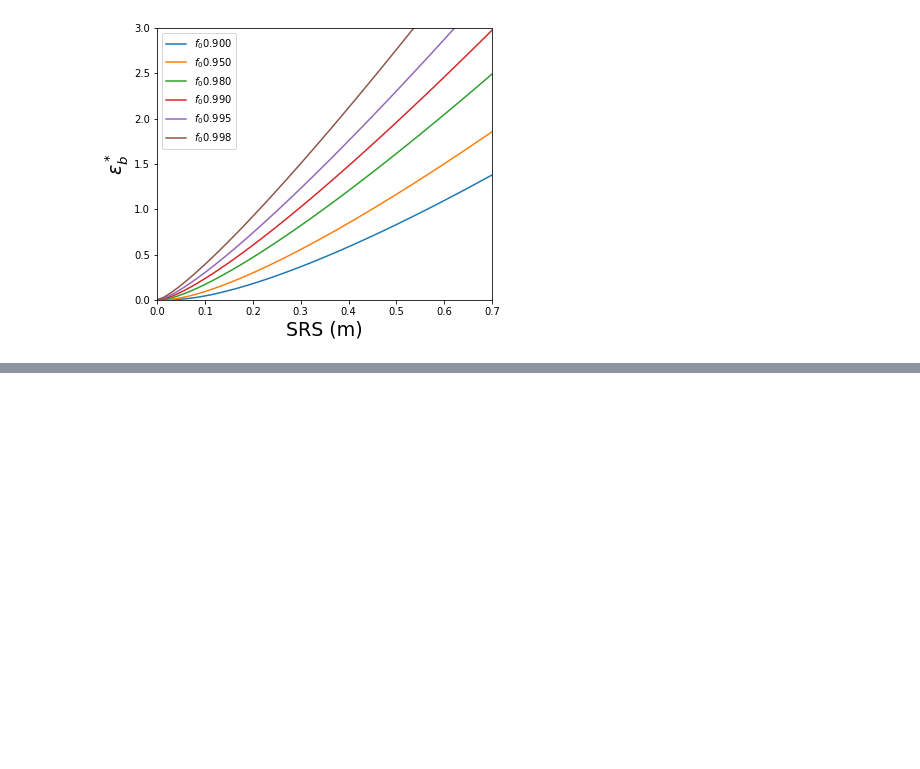
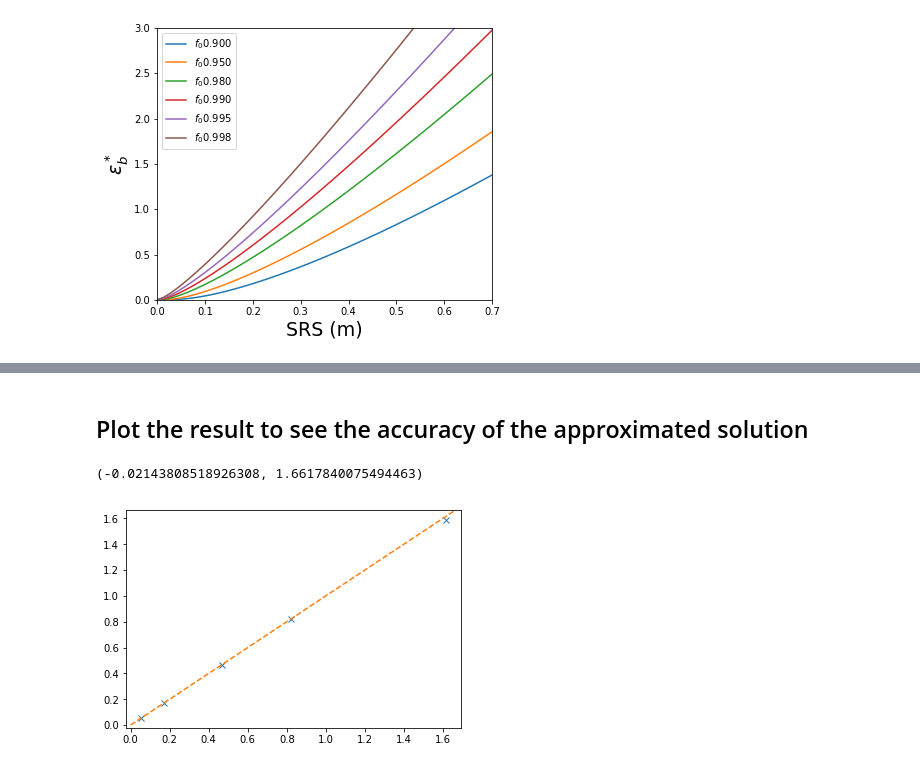
Before and after one commit to youngung/lectures, a Jupyter notebook: ipynb/fig5-10_metalforming_hosford&caddell.ipynb, the cells around one changed output, grey strips where cells are left out. Drawn from its saved outputs; the diff is of its cells as text; code cells hidden in the pictures; blank space fills up the shorter version.

```diff
--- a/ipynb/fig5-10_metalforming_hosford&caddell.ipynb
+++ b/ipynb/fig5-10_metalforming_hosford&caddell.ipynb
@@ -75,0 +113,13 @@ ax.set_ylabel(r'$\varepsilon_b^*$',fontsize=19)
+# %% [markdown]
+## Plot the result to see the accuracy of the approximated solution
+# %%
+ax=gca()
+ax.plot(eps_b_star_an,eps_b_star_nu,'x')
+xl=ax.get_xlim()
+yl=ax.get_ylim()
+ax.plot([0,10],[0,10],'--')
+ax.set_xlim(xl)
+ax.set_ylim(yl)
+# %% [output]
+(-0.02143808518926308, 1.6617840075494463)
+[figure, added]
```
Also changed, not shown: parts of 2 cells of this notebook, 1 other file.
